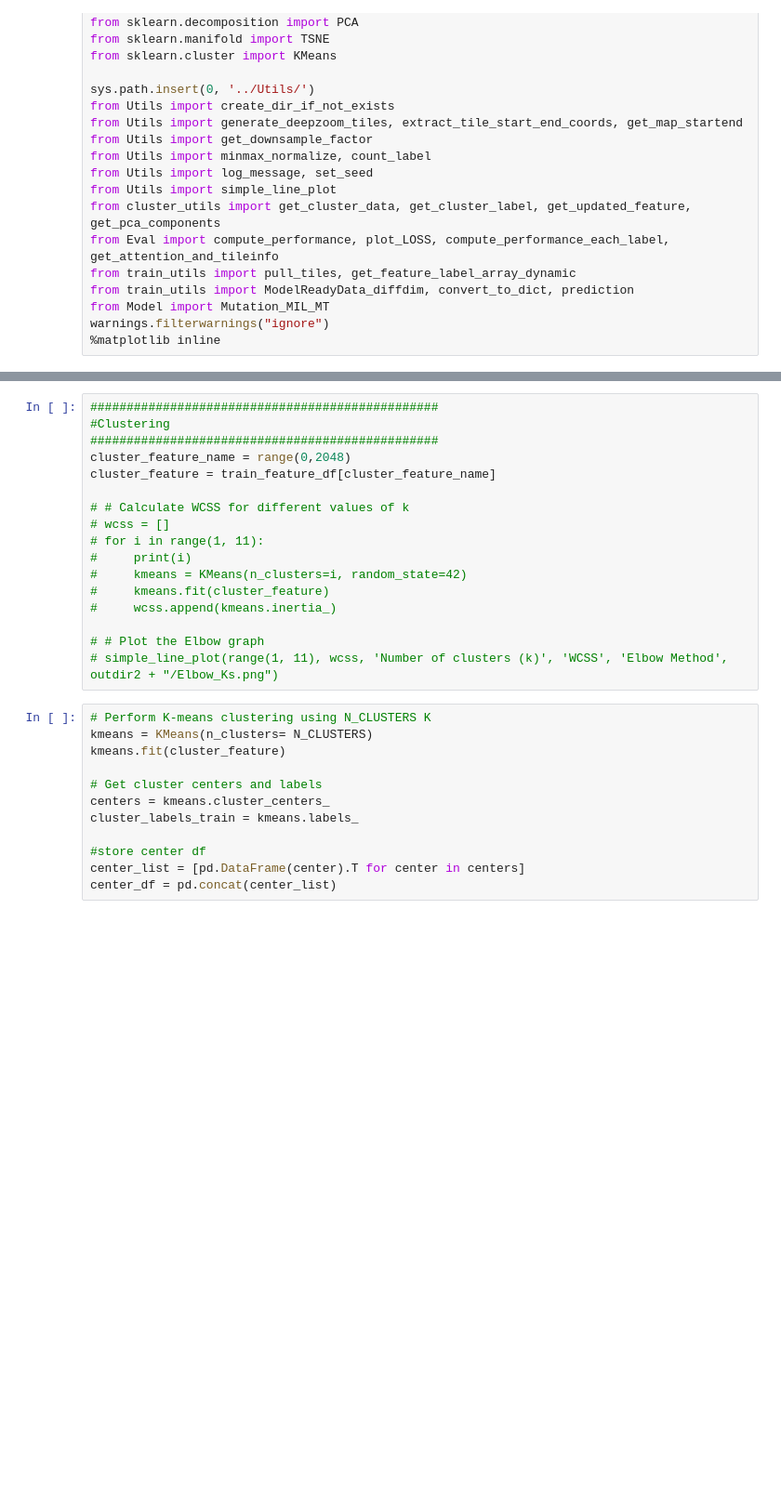
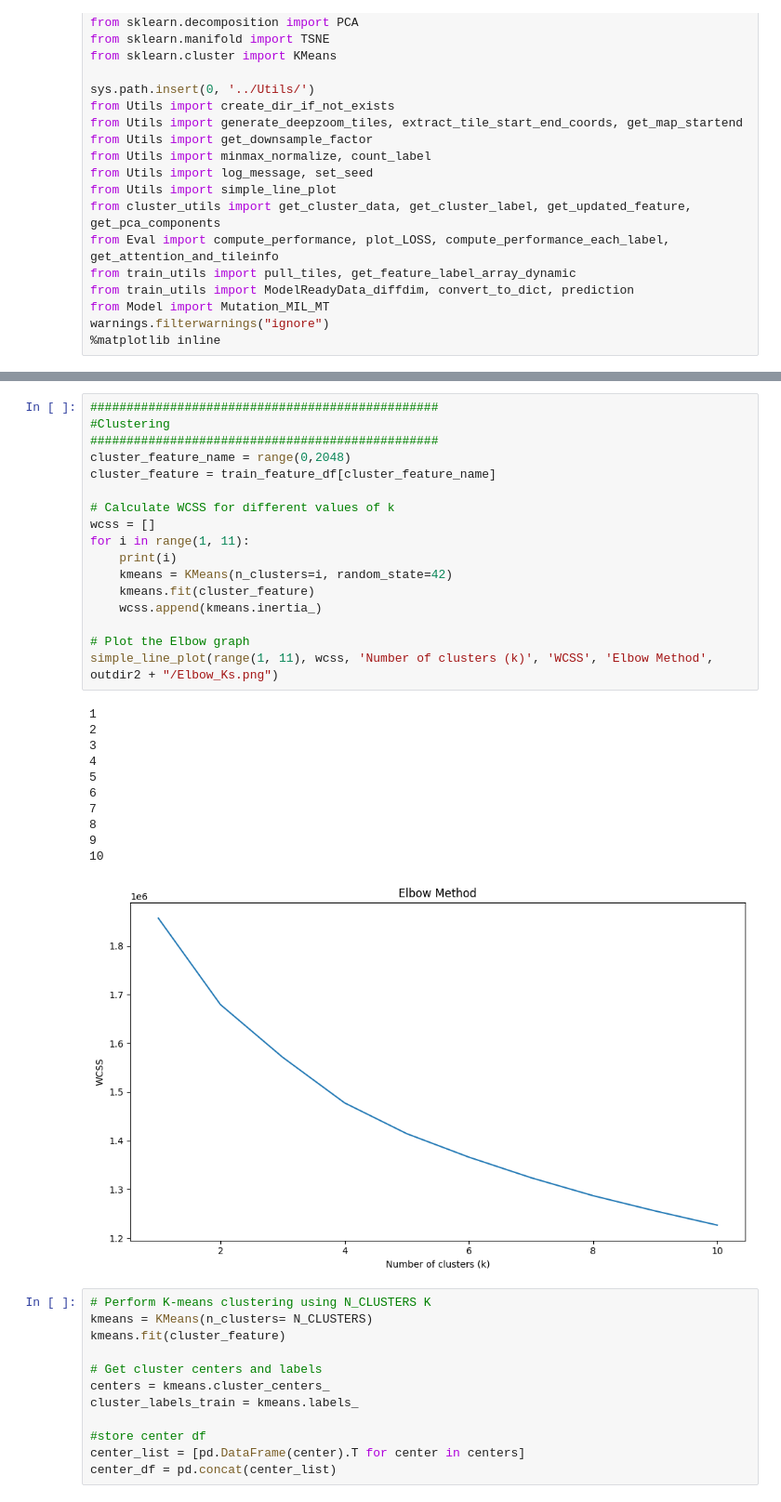
Before and after one commit to lucasliu0928/Path_CancerDetect, a Jupyter notebook: cancer_detection_final/practice_5A_clustering.ipynb, the cells around one changed output, grey strips where cells are left out. Shown at 93% size. Cells and saved outputs as stored; diff of their text form; blank space fills up the shorter version.

```diff
--- a/cancer_detection_final/practice_5A_clustering.ipynb
+++ b/cancer_detection_final/practice_5A_clustering.ipynb
@@ -121,20 +127,32 @@ KeyboardInterrupt
 # %%
 ################################################
 #Clustering
 ################################################
 cluster_feature_name = range(0,2048)
 cluster_feature = train_feature_df[cluster_feature_name]
 
-# # Calculate WCSS for different values of k
-# wcss = []
-# for i in range(1, 11):
-#     print(i)
-#     kmeans = KMeans(n_clusters=i, random_state=42)
-#     kmeans.fit(cluster_feature)
-#     wcss.append(kmeans.inertia_)
+# Calculate WCSS for different values of k
+wcss = []
+for i in range(1, 11):
+    print(i)
+    kmeans = KMeans(n_clusters=i, random_state=42)
+    kmeans.fit(cluster_feature)
+    wcss.append(kmeans.inertia_)
 
-# # Plot the Elbow graph
-# simple_line_plot(range(1, 11), wcss, 'Number of clusters (k)', 'WCSS', 'Elbow Method', outdir2 + "/Elbow_Ks.png")
+# Plot the Elbow graph
+simple_line_plot(range(1, 11), wcss, 'Number of clusters (k)', 'WCSS', 'Elbow Method', outdir2 + "/Elbow_Ks.png")
+# %% [output]
+1
+2
+3
+4
+5
+6
+7
+8
+9
+10
+[figure, added]
 # %%
 # Perform K-means clustering using N_CLUSTERS K
 kmeans = KMeans(n_clusters= N_CLUSTERS)
```
Also changed, not shown: parts of 8 cells of this notebook, 16 other files.
